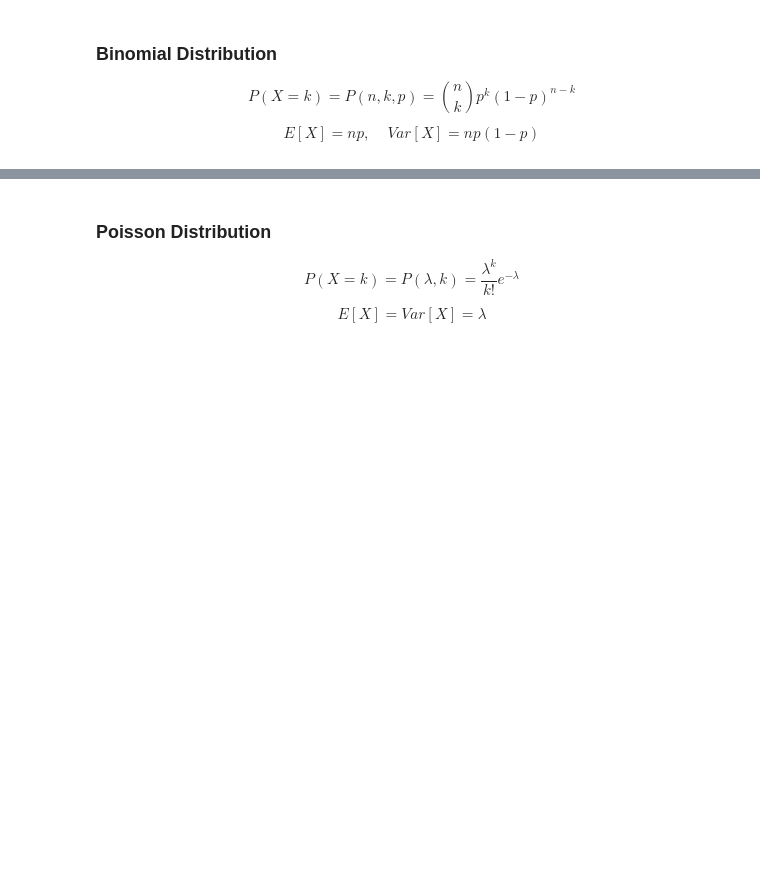
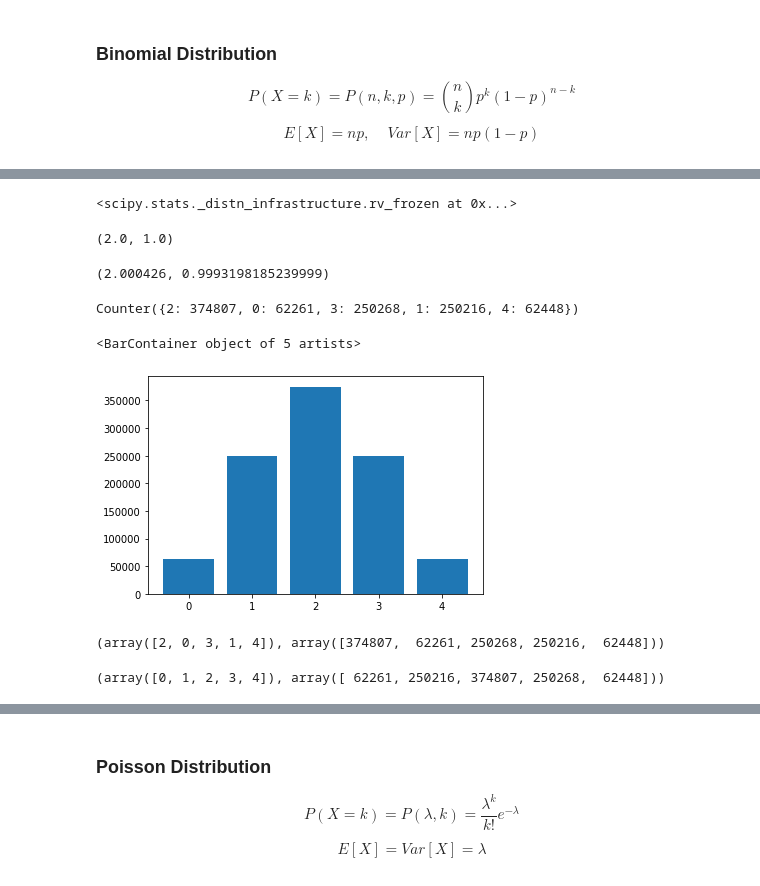
Before and after one commit to mvsantosdev/bayesian-methods-with-python, a Jupyter notebook: 1-Introduction.ipynb, the cells around one changed output, grey strips where cells are left out. Drawn from its saved outputs; the diff is of its cells as text; code cells hidden in the pictures; blank space fills up the shorter version.

```diff
--- a/1-Introduction.ipynb
+++ b/1-Introduction.ipynb
@@ -279,0 +300,34 @@ sample.mean(), sample.var()
+# %%
+binom = stats.binom(n=4, p=0.5)
+
+binom
+# %% [output]
+<scipy.stats._distn_infrastructure.rv_frozen at 0x...>
+# %%
+binom.mean(), binom.var()
+# %% [output]
+(2.0, 1.0)
+# %%
+sample = binom.rvs(N)
+# %%
+sample.mean(), sample.var()
+# %% [output]
+(2.000426, 0.9993198185239999)
+# %%
+counter=Counter(sample)
+
+counter
+# %% [output]
+Counter({2: 374807, 0: 62261, 3: 250268, 1: 250216, 4: 62448})
+# %%
+plt.bar(x=counter.keys(), height=counter.values())
+# %% [output]
+<BarContainer object of 5 artists>
+[figure, added]
+# %%
+x = np.array([*counter.keys()])
+y = np.array([*counter.values()])
+
+x, y
+# %% [output]
+(array([2, 0, 3, 1, 4]), array([374807,  62261, 250268, 250216,  62448]))
@@ -279,0 +339,4 @@ sample.mean(), sample.var()
+# %%
+x, y
+# %% [output]
+(array([0, 1, 2, 3, 4]), array([ 62261, 250216, 374807, 250268,  62448]))
```
Also changed, not shown: parts of 111 cells of this notebook, 2 other files.
